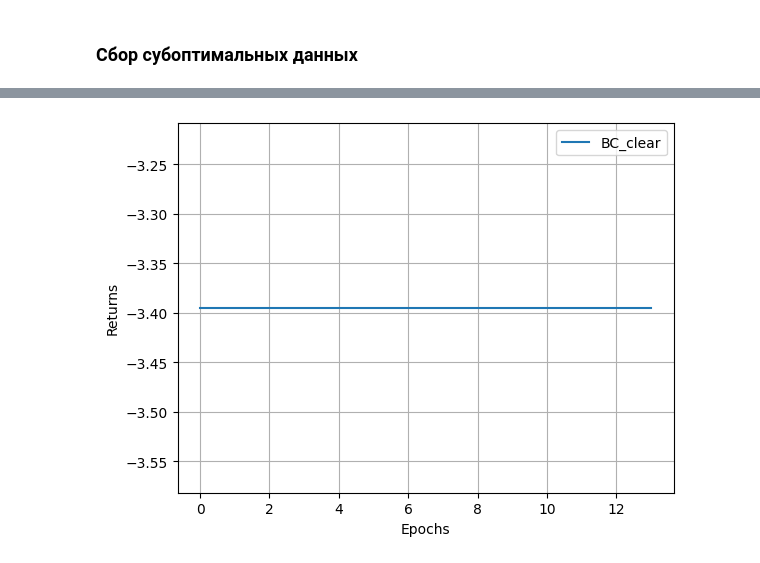
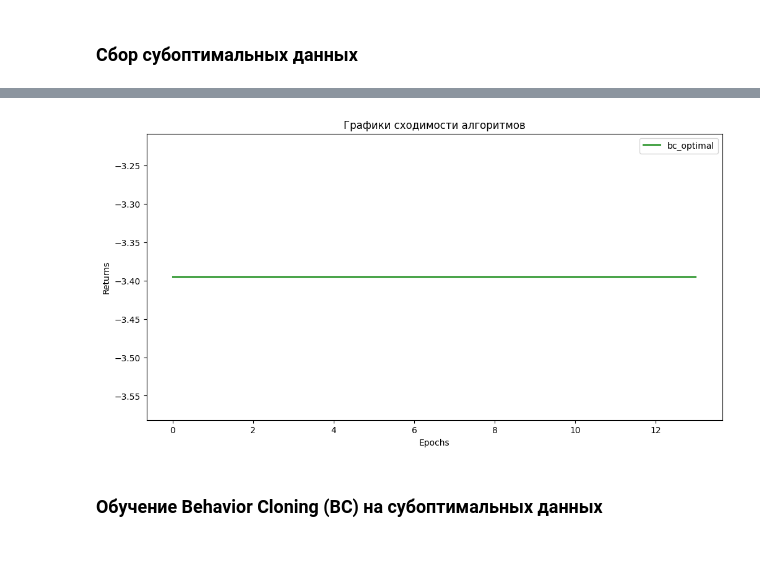
Before and after one commit to p1dg/MFTI_DS, a Jupyter notebook: rl/hw5_pogema/pogema_test.ipynb, the cells around one changed output, grey strips where cells are left out. Drawn from its saved outputs; the diff is of its cells as text; code cells hidden in the pictures.

```diff
--- a/rl/hw5_pogema/pogema_test.ipynb
+++ b/rl/hw5_pogema/pogema_test.ipynb
@@ -2,6 +2,35 @@
 # словарь с вариантами алгоритмов
 
 models_dict = dict()
+# %%
+# функция для отрисовки всех кривых на одной фигуре - пунктир - субоптимальные данные
+
+import matplotlib.pyplot as plt
+
+
+def plot_lines(data):
+    colors = {
+        "bc": "green",
+        "cql": "blue",
+        "dt": "yellow",
+    }
+    _, ax = plt.subplots(figsize=(12, 6))
+
+    for key, values in data.items():
+        model, data_type = key.split("_")
+        if data_type == "suboptimal":
+            linestyle = "--"
+        else:
+            linestyle = "-"
+        color = colors[model]
+
+        ax.plot(values, label=key, linestyle=linestyle, color=color)
+
+    ax.legend()
+    ax.set_xlabel("Epochs")
+    ax.set_ylabel("Returns")
+    ax.set_title("Графики сходимости алгоритмов")
+    plt.show()
 # %%
 ## КОД С СЕМИНАРА
 
@@ -112,7 +141,7 @@ for _ in range(3):
     action = env.action_space.sample()  # Выбор случайного действия
     obs, reward, trancated, terminated, info = env.step(action)
     done = trancated | terminated
-    env.render()
+    # env.render()
     print(
         f"Наблюдение: {obs}, Награда: {reward}, Завершено: {done}, Положение агента {env.get_agents_xy()}, Положение цели {env.get_targets_xy()}, action {action}"
     )
@@ -183,5 +205,5 @@ dqn = d3rlpy.algos.DQNConfig().create(device=DEVICE.type)
 dqn_buffer = d3rlpy.dataset.create_fifo_replay_buffer(limit=100000, env=env)
 explorer = d3rlpy.algos.ConstantEpsilonGreedy(0.4)
 
-dqn.fit_online(env, dqn_buffer, explorer, n_steps=100, n_steps_per_epoch=5000)
+dqn.fit_online(env, dqn_buffer, explorer, n_steps=150000, n_steps_per_epoch=5000)
 # %% [output]
@@ -297,11 +352,9 @@ stat_bc = bc.fit(
 ... (3 outputs left out)
 # %%
-models_dict["BC_clear"] = [val[1]["environment"] for val in stat_bc]
-
-plt.plot(models_dict["BC_clear"], label="BC_clear")
-plt.xlabel("Epochs")
-plt.ylabel("Returns")
-plt.legend()
-plt.grid()
+models_dict["bc_optimal"] = [val[1]["environment"] for val in stat_bc]
-# %% [output]
-[figure, removed]
+# %%
+plot_lines(models_dict)
+# %% [output]
+[figure, added]
+# %% [markdown]
+### Обучение Behavior Cloning (BC) на субоптимальных данных
```
Also changed, not shown: parts of 29 cells of this notebook.
